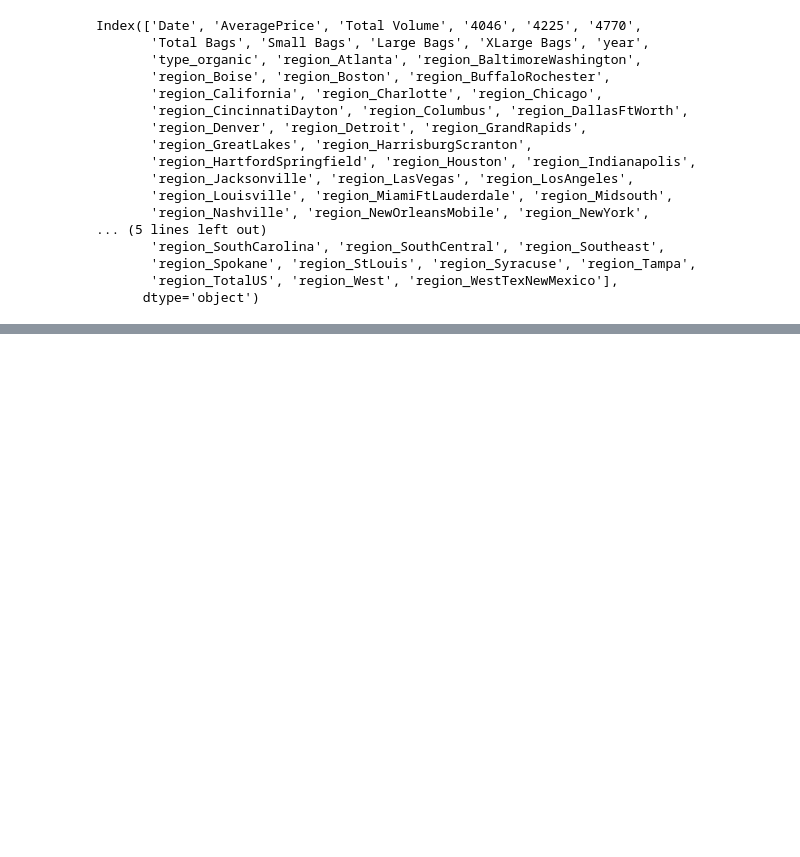
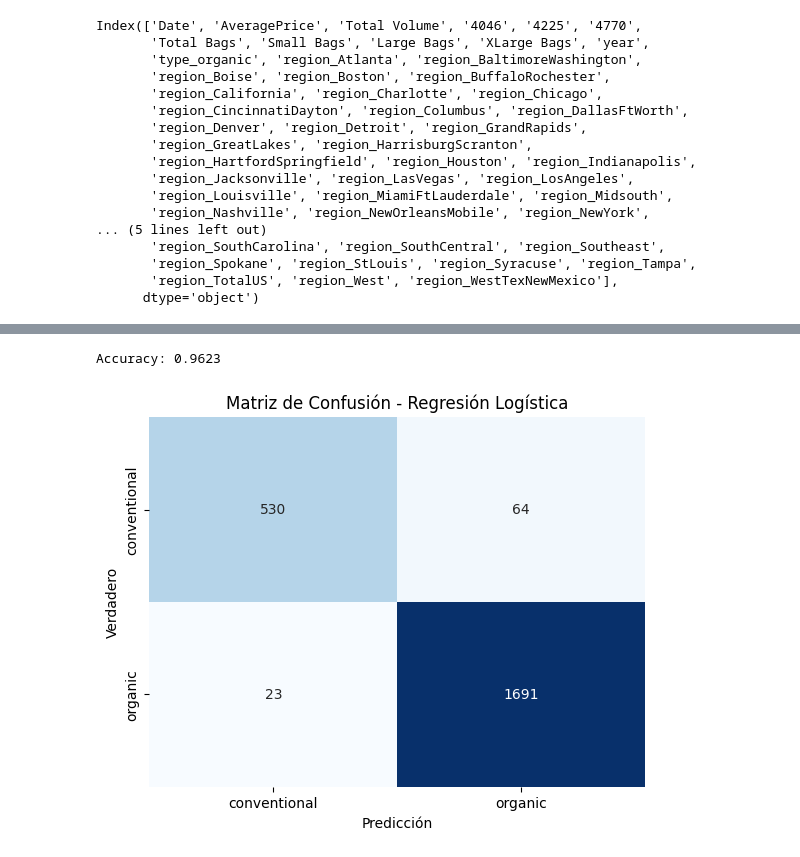
Before and after one commit to JhonnyGod/CienciaDeDatos-Proyecto2, a Jupyter notebook: proyecto2.ipynb, the cells around one changed output, grey strips where cells are left out. Saved outputs shown, nothing was run; the diff lists cells and outputs as text; code cells hidden in the pictures; blank space fills up the shorter version.

```diff
--- a/proyecto2.ipynb
+++ b/proyecto2.ipynb
@@ -506,9 +500,11 @@ df_clean_standardized.head()
 | 3 | -1.261968 | 0.046422 | -0.425060 | 0.786447 | -0.327880 | -0.580895 | -0.497352 | -0.507996 | ... |
 | 4 | -0.700938 | -0.211408 | -0.429577 | 0.279672 | -0.326525 | -0.570029 | -0.487117 | -0.501386 | ... |
 # %%
-X = df_clean.drop(columns=['type_organic'])  # Eliminar variable objetivo
-y = df_clean['type_organic']  # Variable objetivo
+X = df_clean.drop(columns=['type_organic', 'Date'])  # Eliminar variable objetivo y fecha
+y = df_clean['type_organic']
 # %%
 X_train, X_test, y_train, y_test = train_test_split(X, y, test_size=0.2, random_state=42)
 # %%
 model = LogisticRegression(max_iter=1000)
+# %%
+model.fit(X_train, y_train)
@@ -514,0 +520,19 @@ model = LogisticRegression(max_iter=1000)
+# %%
+y_pred = model.predict(X_test)
+print(f"Accuracy: {accuracy_score(y_test, y_pred):.4f}")
+# %% [output]
+Accuracy: 0.9623
+# %%
+cm = confusion_matrix(y_test, y_pred)
+
+sns.heatmap(cm, annot=True, fmt="d", cmap='Blues',
+            xticklabels=['conventional', 'organic'],
+            yticklabels=['conventional', 'organic'],
+            cbar=False)
+
+plt.xlabel('Predicción')
+plt.ylabel('Verdadero')
+plt.title('Matriz de Confusión - Regresión Logística')
+plt.show()
+# %% [output]
+[figure, added]
```
Also changed, not shown: parts of 4 cells of this notebook.
